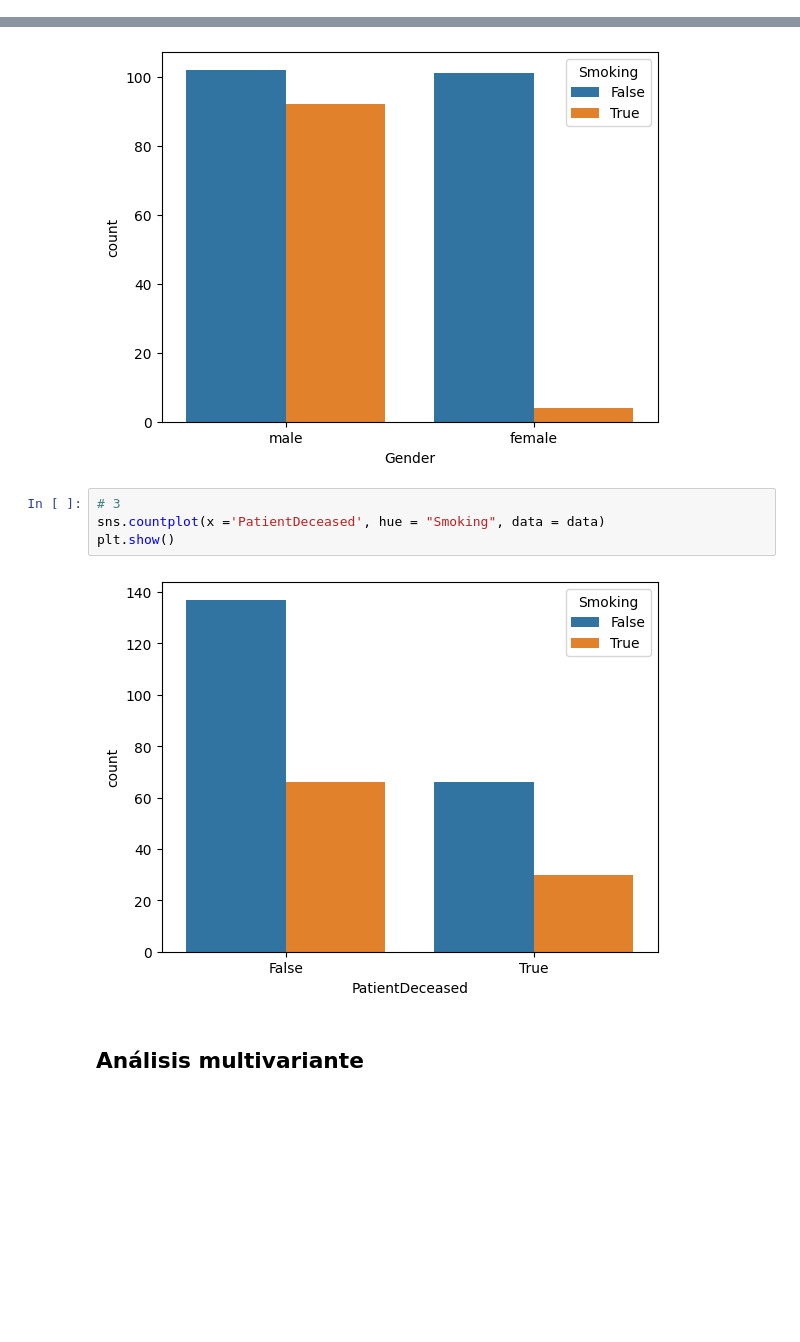
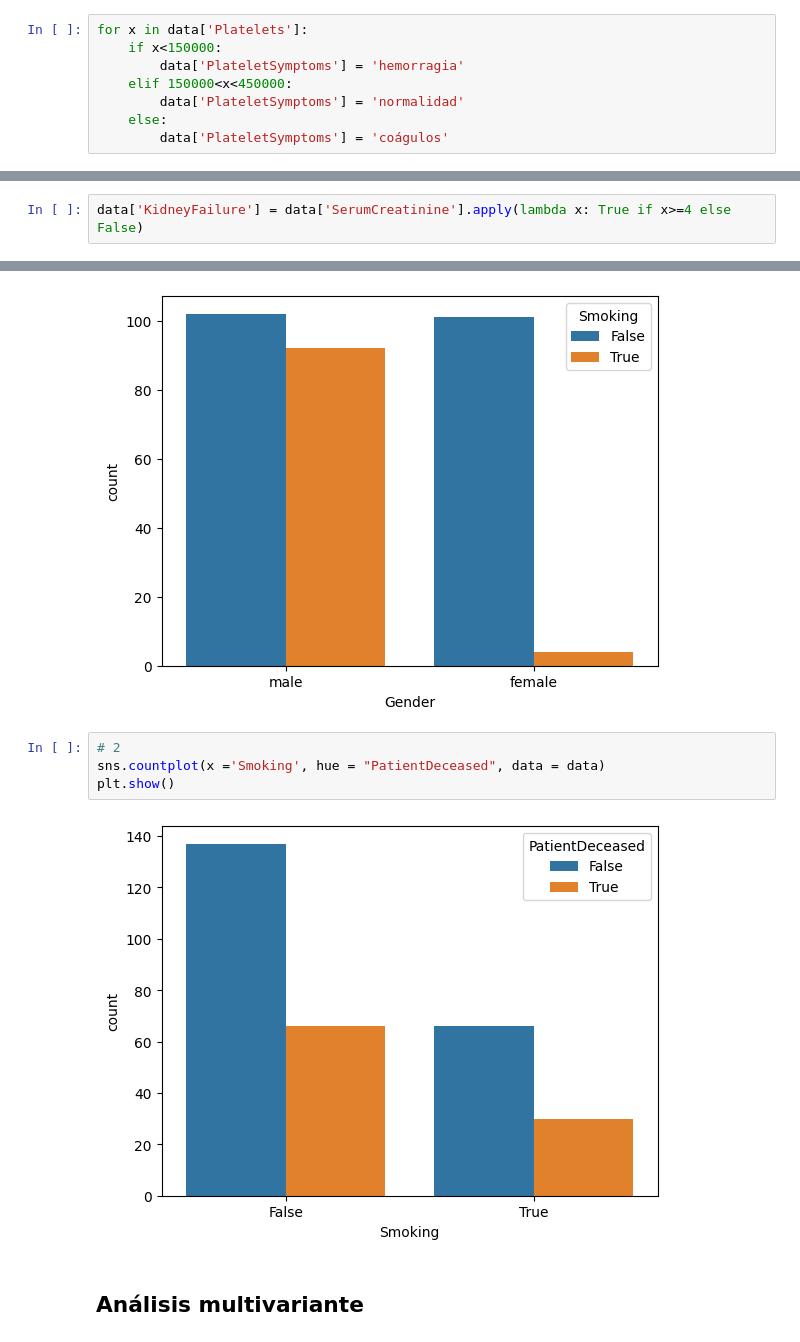
Before and after one commit to BertaVives/Analisis-de-la-insuficiencia-cardiaca, a Jupyter notebook: src/EDA.ipynb, the cells around one changed output, grey strips where cells are left out. Cells and saved outputs as stored; diff of their text form; blank space fills up the shorter version.

```diff
--- a/src/EDA.ipynb
+++ b/src/EDA.ipynb
@@ -561,0 +566,8 @@ Living patient : 67.89297658862876%
+# %%
+for x in data['Platelets']:
+    if x<150000:
+        data['PlateletSymptoms'] = 'hemorragia'
+    elif 150000<x<450000:
+        data['PlateletSymptoms'] = 'normalidad'
+    else:
+        data['PlateletSymptoms'] = 'coágulos'
@@ -562,2 +581,4 @@ Living patient : 67.89297658862876%
+# %%
+data['KidneyFailure'] = data['SerumCreatinine'].apply(lambda x: True if x>=4 else False)
 # %% [markdown]
 ## Análisis bivariante
@@ -734,10 +729,10 @@ plt.show()
 # %% [output]
 [figure]
 # %%
-# 3
-sns.countplot(x ='PatientDeceased', hue = "Smoking", data = data)
+# 2
+sns.countplot(x ='Smoking', hue = "PatientDeceased", data = data)
 plt.show()
 # %% [output]
-[figure, old version]
+[figure, new version]
 # %% [markdown]
 ## Análisis multivariante
```
Also changed, not shown: parts of 39 cells of this notebook, 2 other files.
